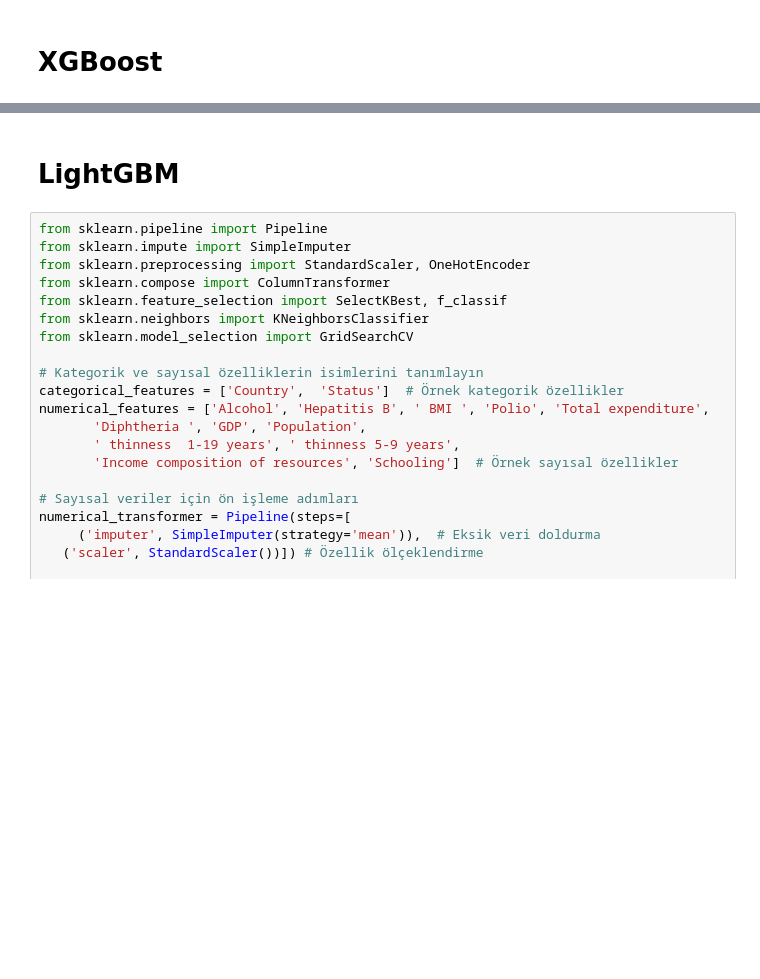
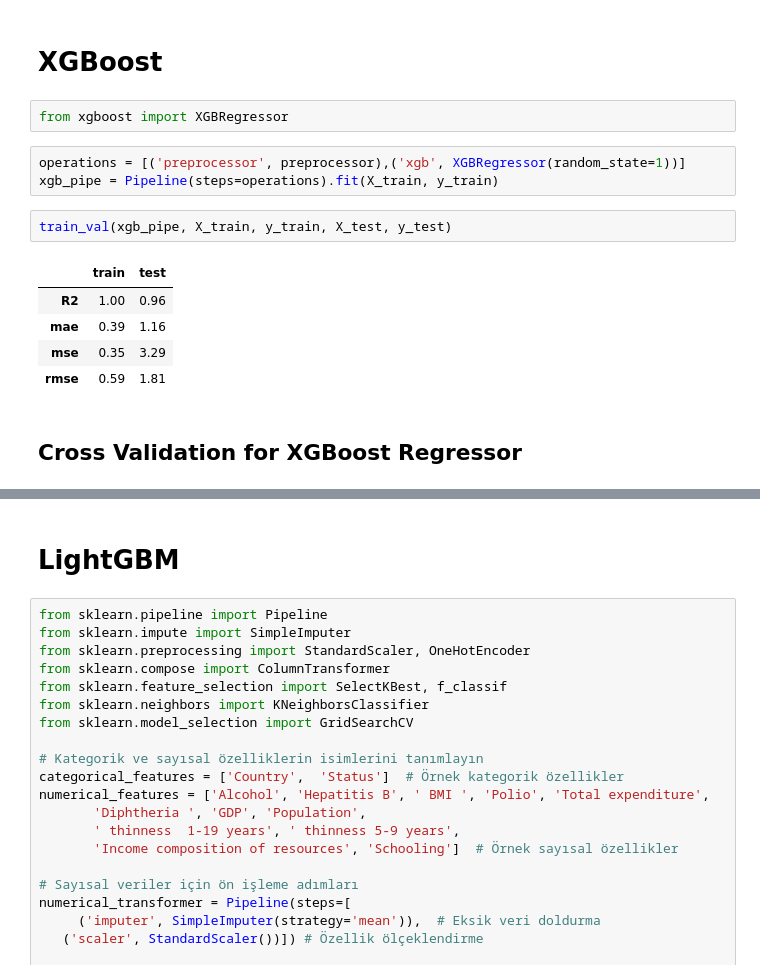
Before and after one commit to ayaramis/Portfolio, a Jupyter notebook: life_expectancy/life_expectancy_prediction.ipynb, the cells around one changed output, grey strips where cells are left out. Saved outputs shown, nothing was run; the diff lists cells and outputs as text; blank space fills up the shorter version.

```diff
--- a/life_expectancy/life_expectancy_prediction.ipynb
+++ b/life_expectancy/life_expectancy_prediction.ipynb
@@ -390,2 +446,17 @@ ada_grid.best_score_
 # %% [markdown]
 # XGBoost
+# %%
+from xgboost import XGBRegressor
+# %%
+operations = [('preprocessor', preprocessor),('xgb', XGBRegressor(random_state=1))]
+xgb_pipe = Pipeline(steps=operations).fit(X_train, y_train)
+# %%
+train_val(xgb_pipe, X_train, y_train, X_test, y_test)
+# %% [output]
+|  | train | test |
+| R2 | 1.00 | 0.96 |
+| mae | 0.39 | 1.16 |
+| mse | 0.35 | 3.29 |
+| rmse | 0.59 | 1.81 |
+# %% [markdown]
+## Cross Validation for XGBoost Regressor
```
Also changed, not shown: parts of 15 cells of this notebook.
